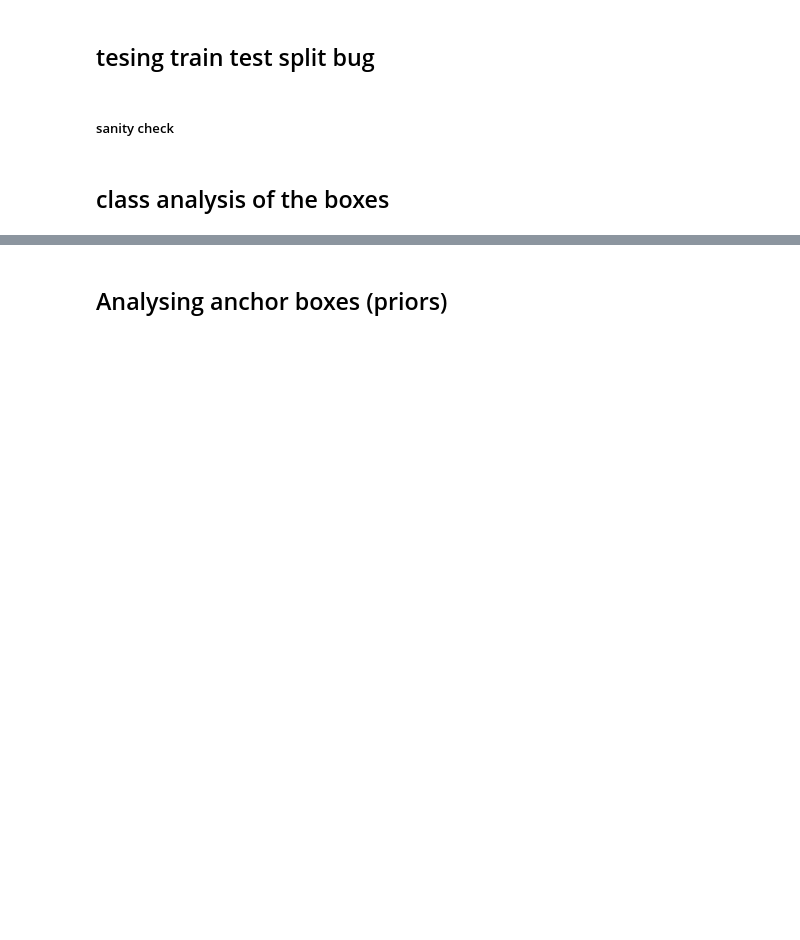
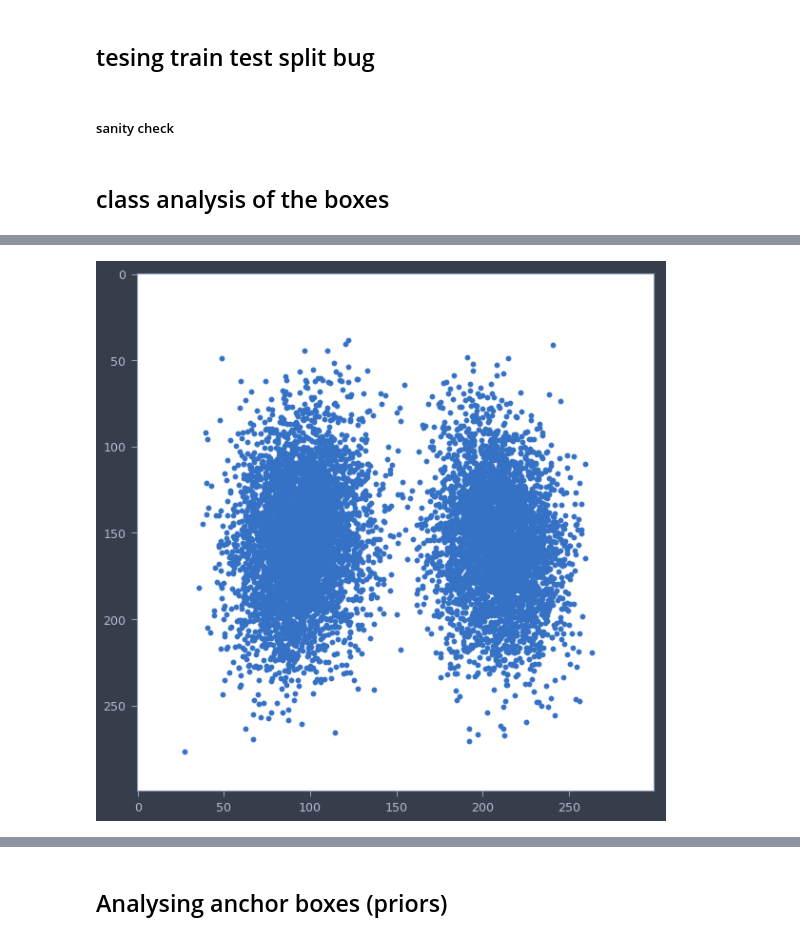
Before and after one commit to pyaf/ssd, a Jupyter notebook: notebooks/testing.ipynb, the cells around one changed output, grey strips where cells are left out. Cells and saved outputs as stored; diff of their text form; code cells hidden in the pictures; blank space fills up the shorter version.

```diff
--- a/notebooks/testing.ipynb
+++ b/notebooks/testing.ipynb
@@ -120,0 +199,16 @@ class_df.groupby(["class"]).nunique()
+# %%
+'''Ploting centroids as dots on a canvas'''
+canvas = np.ones([300, 300])
+colors = ['b', 'g', 'r', 'c', 'm', 'y', 'k']
+fig, ax = plt.subplots(figsize=(10, 10))
+xs, ys = [], []
+for box in tqdm(boxes):
+    x1, y1, x2, y2 = box
+    x, y = (x1 + x2) /2, (y1 + y2) / 2
+    xs.append(x)
+    ys.append(y)
+ax.imshow(canvas, cmap='binary')
+ax.scatter(xs, ys)
+plt.show();
+# %% [output]
+[figure, added]
```
Also changed, not shown: parts of 39 cells of this notebook, 2 other files.
